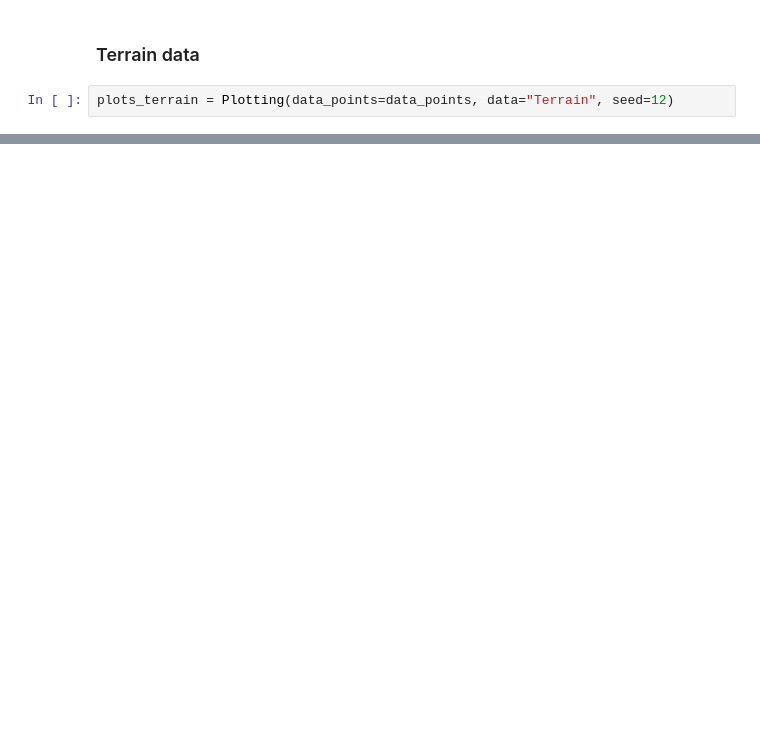
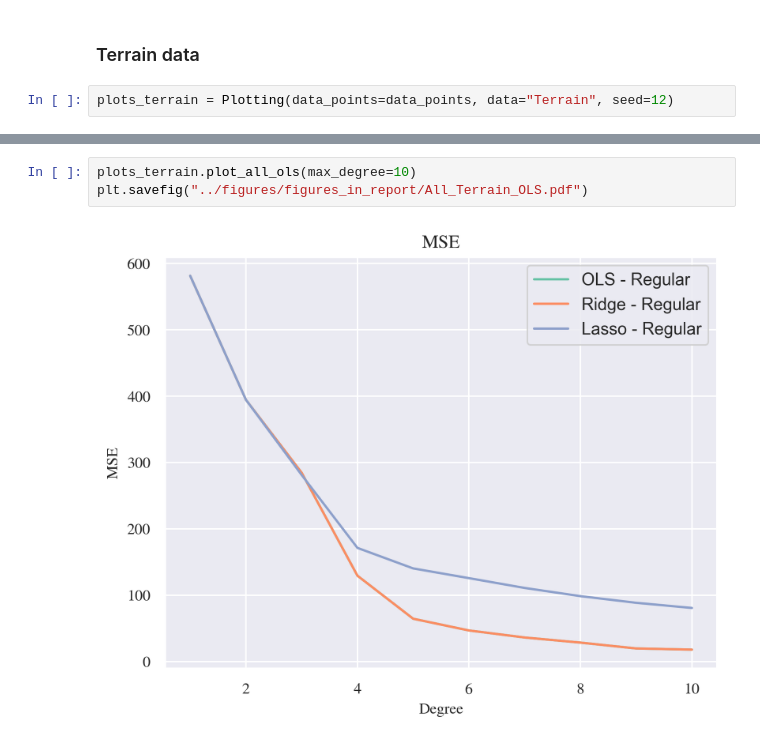
Before and after one commit to GauteJ1/FYS-STK-projects, a Jupyter notebook: project_1_alt/src/plots_in_report.ipynb, the cells around one changed output, grey strips where cells are left out. Cells and saved outputs as stored; diff of their text form; blank space fills up the shorter version.

```diff
--- a/project_1_alt/src/plots_in_report.ipynb
+++ b/project_1_alt/src/plots_in_report.ipynb
@@ -73,0 +86,5 @@ plots_terrain = Plotting(data_points=data_points, data="Terrain", seed=12)
+# %%
+plots_terrain.plot_all_ols(max_degree=10)
+plt.savefig("../figures/figures_in_report/All_Terrain_OLS.pdf")
+# %% [output]
+[figure, added]
```
Also changed, not shown: parts of 6 cells of this notebook, 2 other files.
